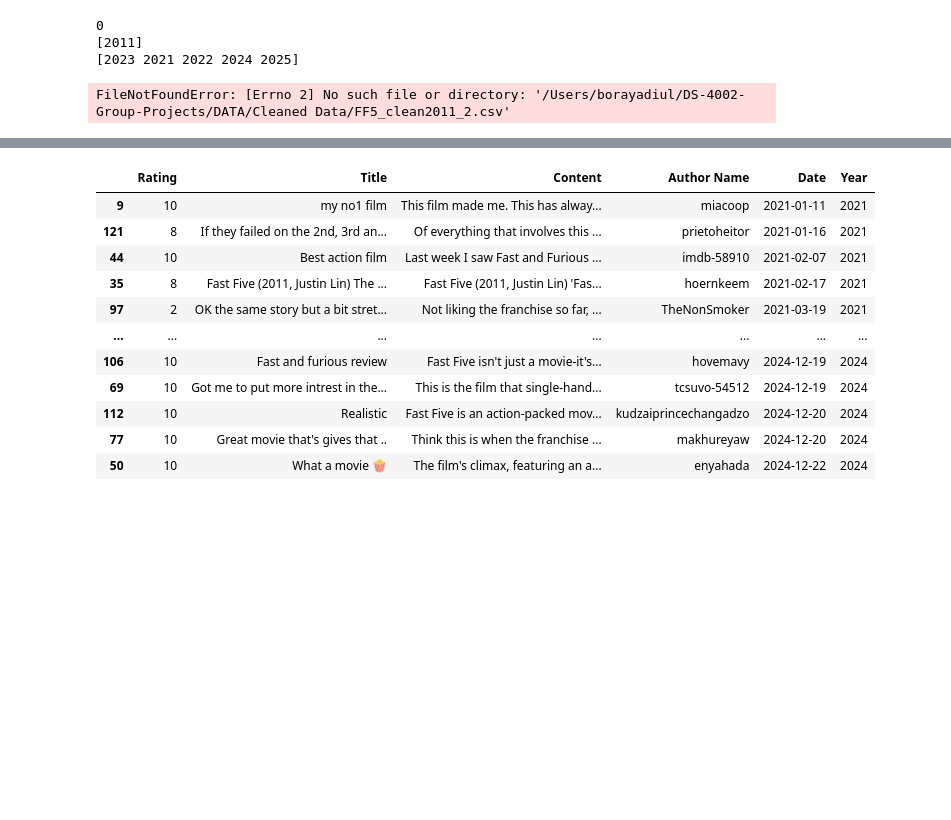
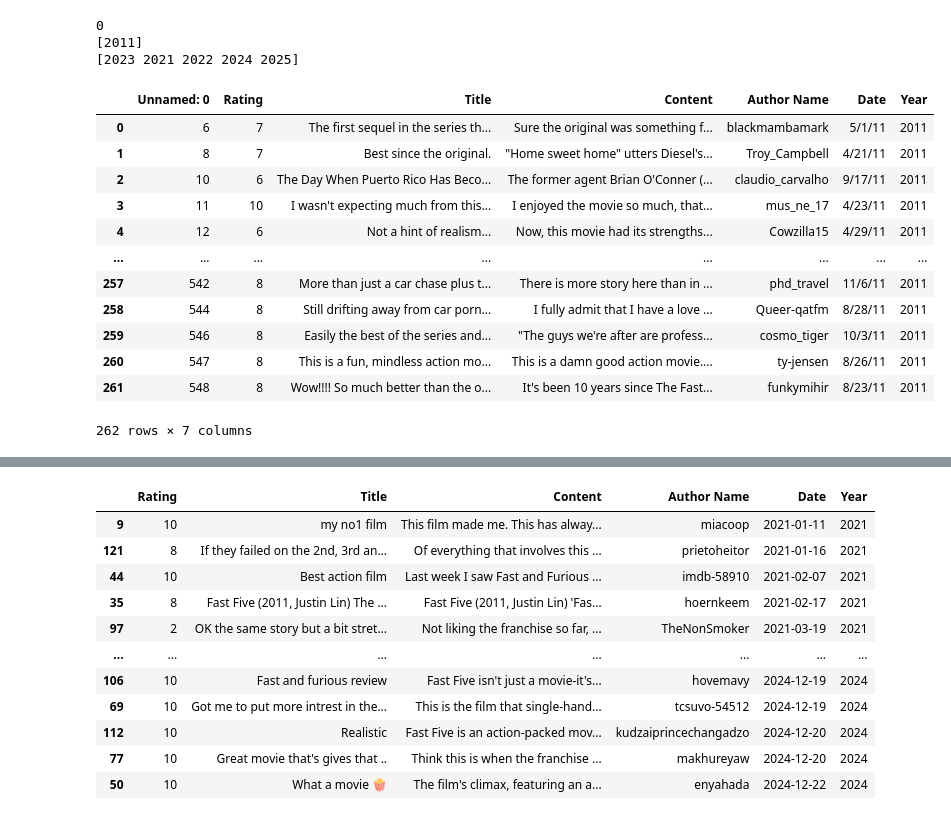
Before and after one commit to pwy7fv/DS-4002-Group-Projects, a Jupyter notebook: Scripts/FF5_clean.ipynb, the cells around one changed output, grey strips where cells are left out. Cells and saved outputs as stored; diff of their text form; code cells hidden in the pictures; blank space fills up the shorter version.

```diff
--- a/Scripts/FF5_clean.ipynb
+++ b/Scripts/FF5_clean.ipynb
@@ -120,10 +120,22 @@ FF5_clean2011.to_csv('FF5_clean2011.csv')
 FF5_clean_dec.to_csv('FF5_clean_dec.csv')
 # %%
 # Once the content data from those that were missing have been manually put in by going to the IMdb website, finding the user, and copying and pasting their hidden review into the CSV file, we then reloaded that updated CSV file to continue working with it.
-FF5_clean2011_2 = pd.read_csv('/Users/borayadiul/DS-4002-Group-Projects/DATA/Cleaned Data/FF5_clean2011_2.csv')
+FF5_clean2011_2 = pd.read_csv('/Users/borayadiul/DS-4002-Group-Projects/FF5_clean2011_2.csv')
 FF5_clean2011_2
 # %% [output]
+|  | Unnamed: 0 | Rating | Title | Content | Author Name | Date | Year |
+| 0 | 6 | 7 | The first sequel in the series th... | Sure the original was something f... | blackmambamark | 5/1/11 | 2011 |
+| 1 | 8 | 7 | Best since the original. | "Home sweet home" utters Diesel's... | Troy_Campbell | 4/21/11 | 2011 |
+| 2 | 10 | 6 | The Day When Puerto Rico Has Beco... | The former agent Brian O'Conner (... | claudio_carvalho | 9/17/11 | 2011 |
+| 3 | 11 | 10 | I wasn't expecting much from this... | I enjoyed the movie so much, that... | mus_ne_17 | 4/23/11 | 2011 |
+| 4 | 12 | 6 | Not a hint of realism... | Now, this movie had its strengths... | Cowzilla15 | 4/29/11 | 2011 |
+| ... | ... | ... | ... | ... | ... | ... | ... |
+| 257 | 542 | 8 | More than just a car chase plus t... | There is more story here than in ... | phd_travel | 11/6/11 | 2011 |
+| 258 | 544 | 8 | Still drifting away from car porn... | I fully admit that I have a love ... | Queer-qatfm | 8/28/11 | 2011 |
+| 259 | 546 | 8 | Easily the best of the series and... | "The guys we're after are profess... | cosmo_tiger | 10/3/11 | 2011 |
+| 260 | 547 | 8 | This is a fun, mindless action mo... | This is a damn good action movie.... | ty-jensen | 8/26/11 | 2011 |
+| 261 | 548 | 8 | Wow!!!! So much better than the o... | It's been 10 years since The Fast... | funkymihir | 8/23/11 | 2011 |
-FileNotFoundError: [Errno 2] No such file or directory: '/Users/borayadiul/DS-4002-Group-Projects/DATA/Cleaned Data/FF5_clean2011_2.csv'
+262 rows × 7 columns
 # %%
 # Since we reloaded the dataset, the data will have to be changed again to DATAtime
 FF5_clean2011_2['Date'] = pd.to_datetime(FF5_clean2011_2['Date'])
```
Also changed, not shown: parts of 2 cells of this notebook, 11 other files.
